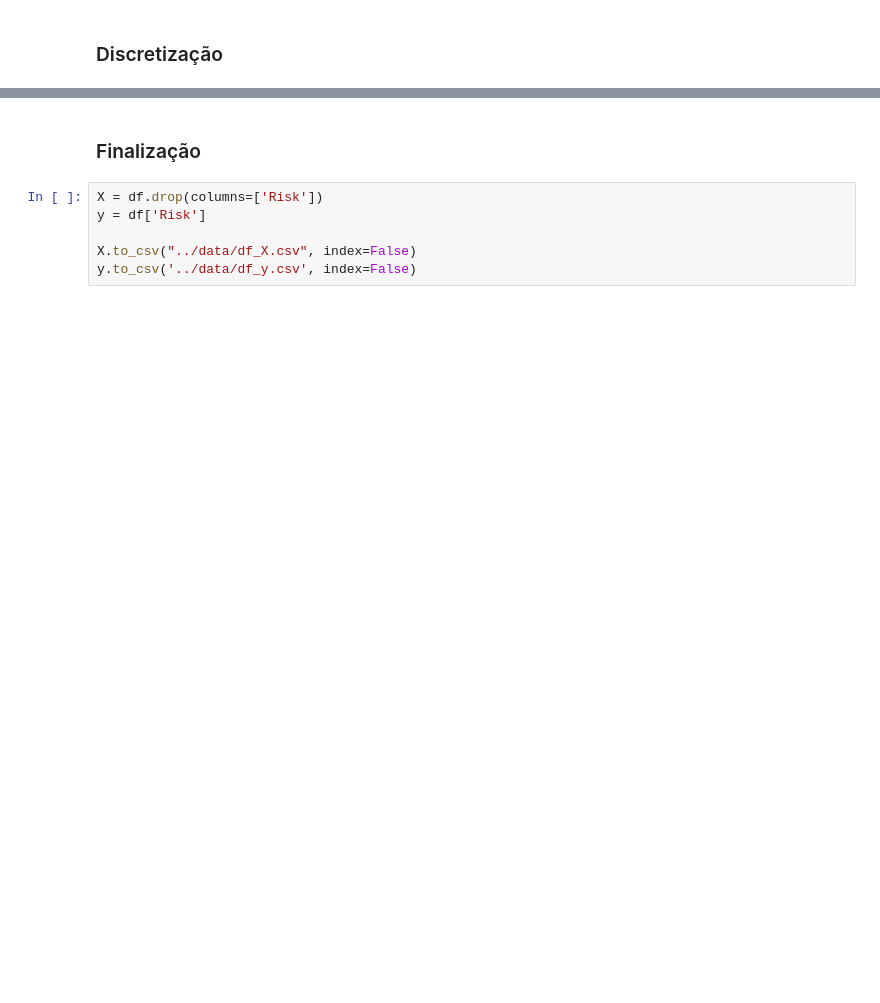
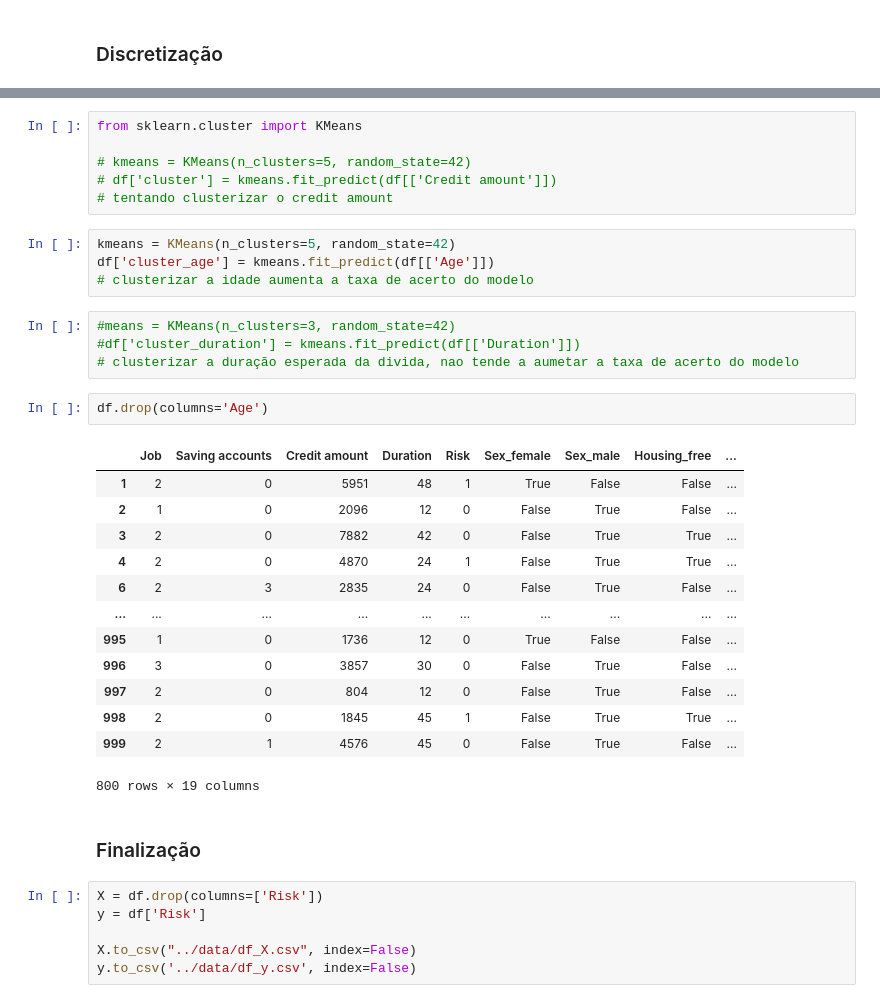
Before and after one commit to BrunoWolf03/T1-INF1038, a Jupyter notebook: src/preproc.ipynb, the cells around one changed output, grey strips where cells are left out. Drawn from its saved outputs; the diff is of its cells as text; blank space fills up the shorter version.

```diff
--- a/src/preproc.ipynb
+++ b/src/preproc.ipynb
@@ -114,3 +146,33 @@ df
+# %%
+from sklearn.cluster import KMeans
+
+# kmeans = KMeans(n_clusters=5, random_state=42)
+# df['cluster'] = kmeans.fit_predict(df[['Credit amount']])
+# tentando clusterizar o credit amount
+# %%
+kmeans = KMeans(n_clusters=5, random_state=42)
+df['cluster_age'] = kmeans.fit_predict(df[['Age']])
+# clusterizar a idade aumenta a taxa de acerto do modelo
+# %%
+#means = KMeans(n_clusters=3, random_state=42)
+#df['cluster_duration'] = kmeans.fit_predict(df[['Duration']])
+# clusterizar a duração esperada da divida, nao tende a aumetar a taxa de acerto do modelo
+# %%
+df.drop(columns='Age')
+# %% [output]
+|  | Job | Saving accounts | Credit amount | Duration | Risk | Sex_female | Sex_male | Housing_free | ... |
+| 1 | 2 | 0 | 5951 | 48 | 1 | True | False | False | ... |
+| 2 | 1 | 0 | 2096 | 12 | 0 | False | True | False | ... |
+| 3 | 2 | 0 | 7882 | 42 | 0 | False | True | True | ... |
+| 4 | 2 | 0 | 4870 | 24 | 1 | False | True | True | ... |
+| 6 | 2 | 3 | 2835 | 24 | 0 | False | True | False | ... |
+| ... | ... | ... | ... | ... | ... | ... | ... | ... | ... |
+| 995 | 1 | 0 | 1736 | 12 | 0 | True | False | False | ... |
+| 996 | 3 | 0 | 3857 | 30 | 0 | False | True | False | ... |
+| 997 | 2 | 0 | 804 | 12 | 0 | False | True | False | ... |
+| 998 | 2 | 0 | 1845 | 45 | 1 | False | True | True | ... |
+| 999 | 2 | 1 | 4576 | 45 | 0 | False | True | False | ... |
+800 rows × 19 columns
 # %% [markdown]
 ### Finalização
 # %%
```
Also changed, not shown: parts of 12 cells of this notebook, 5 other files.
